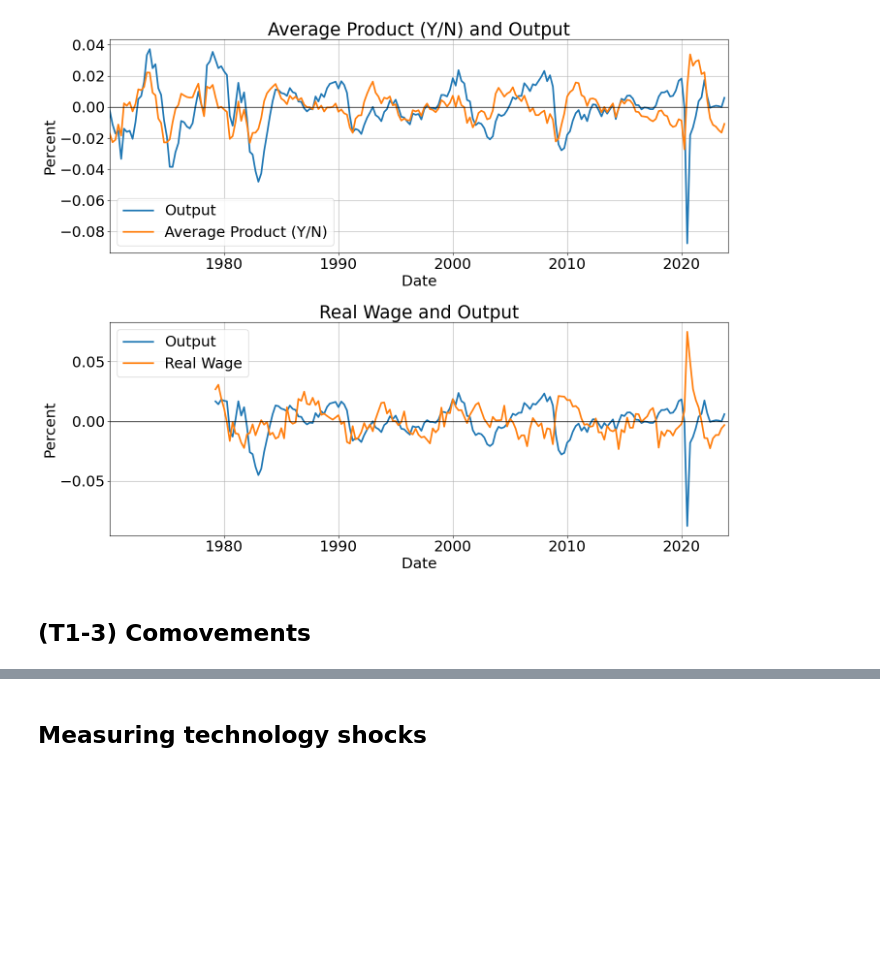
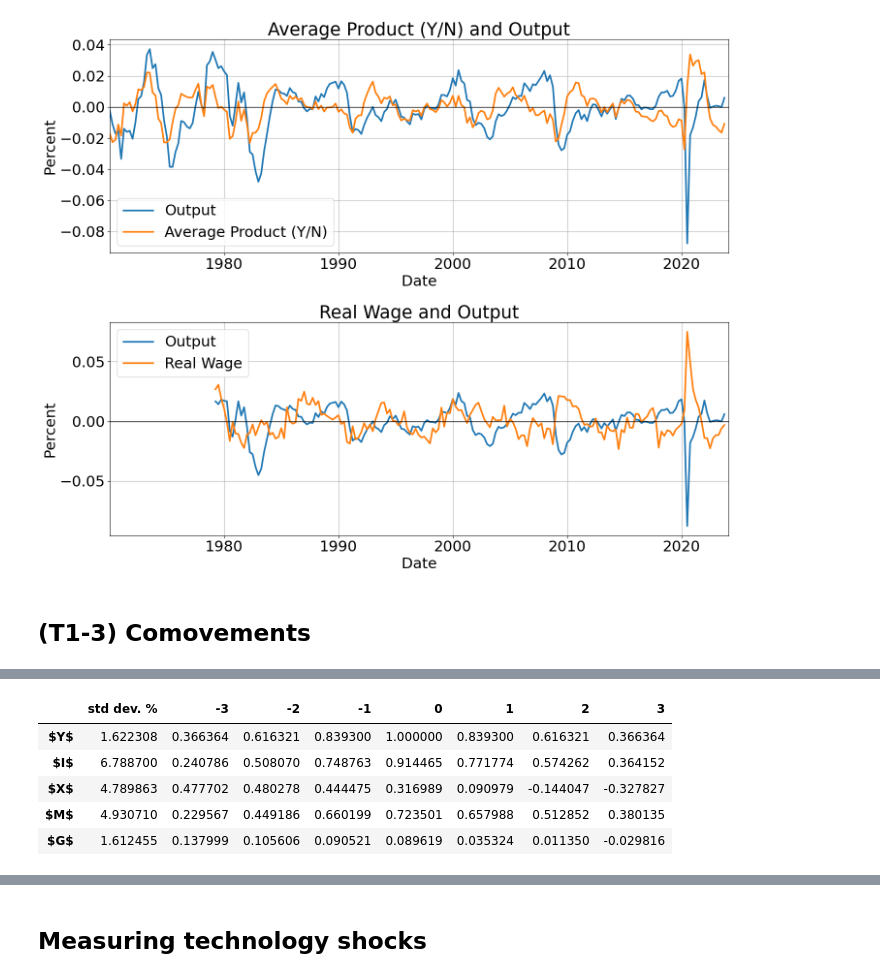
Before and after one commit to alexwellman/macrodata-wellman, a Jupyter notebook: Econ212/data_212.ipynb, the cells around one changed output, grey strips where cells are left out. Saved outputs shown, nothing was run; the diff lists cells and outputs as text; code cells hidden in the pictures; blank space fills up the shorter version.

```diff
--- a/Econ212/data_212.ipynb
+++ b/Econ212/data_212.ipynb
@@ -834,0 +875,19 @@ table3n = calculate_full_cross_correlation_with_y(data3, data3b, lags, cut_data=
+# %%
+
+# Split the large DataFrame into three smaller ones based on the provided keys
+def split_dataframe(full_df, groups):
+    tables = {}
+    for group_name, keys in groups.items():
+        # Select the rows for the current group and store them in a separate DataFrame
+        tables[group_name] = full_df.loc[keys]
+    return tables
+
+# Group the variables based on your image
+groups = {
+    'table1': ['$Y$', '$C$', '$C^{ND}$', '$C^{D}$'],
+    'table2': ['$Y$', '$I$', '$X$', '$M$', '$G$'],
+    'table3': ['$Y$', '$N$', '$e$', '$\\frac{N}{e}$', '$A$']
+}
+
+# Split the DataFrame into three tables
+table1, table2, table3 = split_dataframe(results_df, groups).values()
@@ -834,0 +902,9 @@ table3n = calculate_full_cross_correlation_with_y(data3, data3b, lags, cut_data=
+# %%
+table2
+# %% [output]
+|  | std dev. % | -3 | -2 | -1 | 0 | 1 | 2 | 3 |
+| $Y$ | 1.622308 | 0.366364 | 0.616321 | 0.839300 | 1.000000 | 0.839300 | 0.616321 | 0.366364 |
+| $I$ | 6.788700 | 0.240786 | 0.508070 | 0.748763 | 0.914465 | 0.771774 | 0.574262 | 0.364152 |
+| $X$ | 4.789863 | 0.477702 | 0.480278 | 0.444475 | 0.316989 | 0.090979 | -0.144047 | -0.327827 |
+| $M$ | 4.930710 | 0.229567 | 0.449186 | 0.660199 | 0.723501 | 0.657988 | 0.512852 | 0.380135 |
+| $G$ | 1.612455 | 0.137999 | 0.105606 | 0.090521 | 0.089619 | 0.035324 | 0.011350 | -0.029816 |
```
Also changed, not shown: parts of 12 cells of this notebook, 3 other files.
